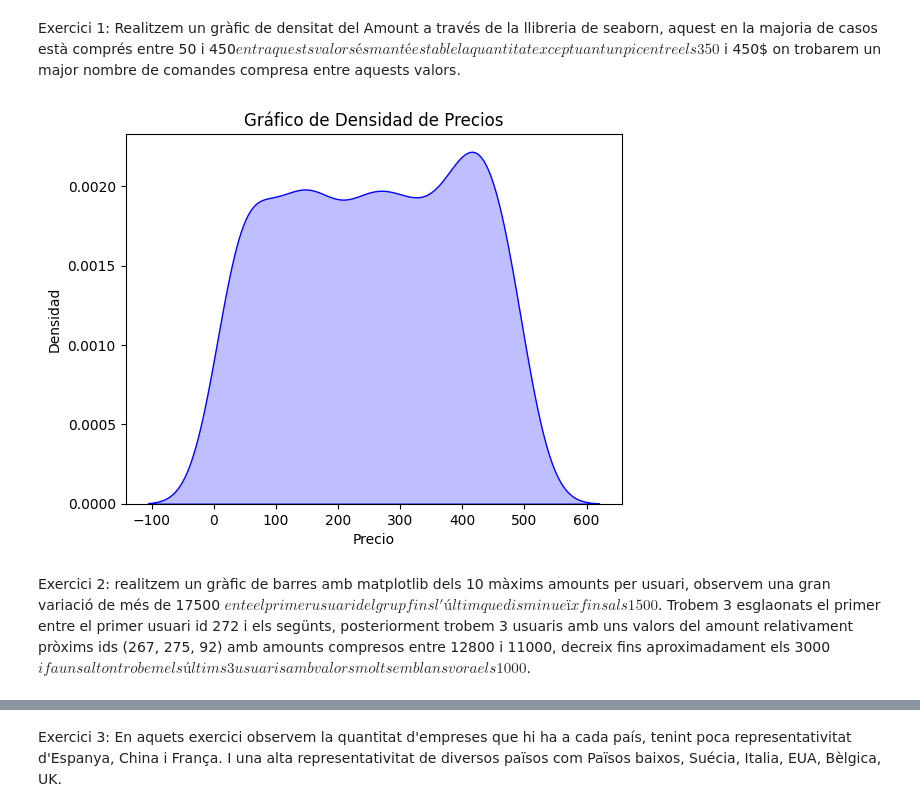
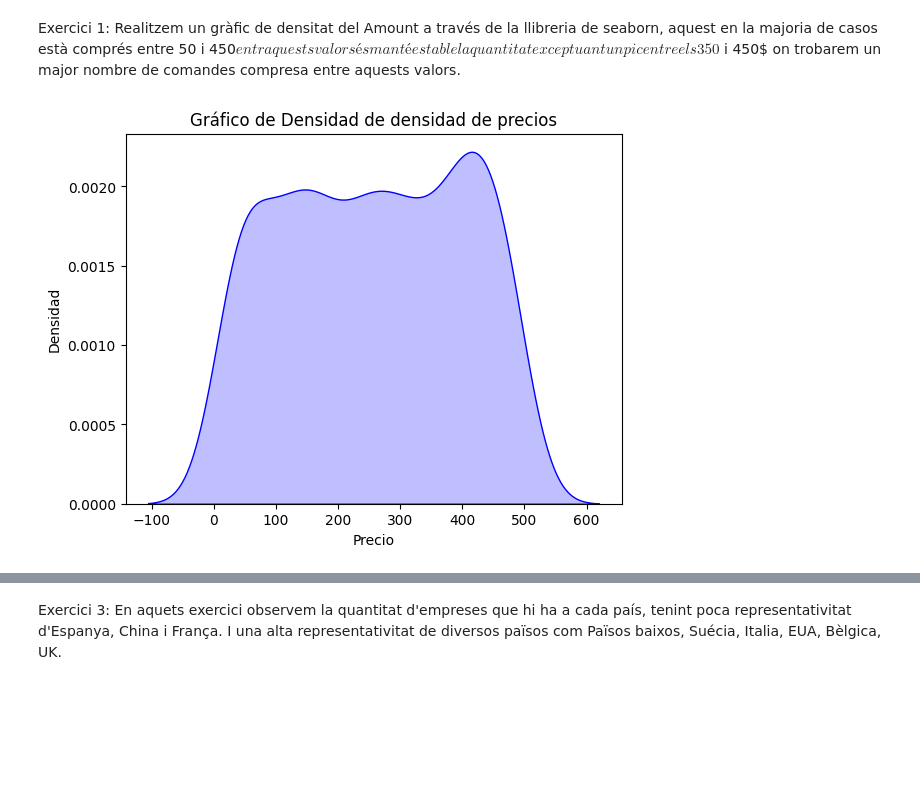
Before and after one commit to bernathid/Sprint8, a Jupyter notebook: Spr_8.ipynb, the cells around one changed output, grey strips where cells are left out. Saved outputs shown, nothing was run; the diff lists cells and outputs as text; code cells hidden in the pictures; blank space fills up the shorter version.

```diff
--- a/Spr_8.ipynb
+++ b/Spr_8.ipynb
@@ -10,29 +10,36 @@ Exercici 1: Realitzem un gràfic de densitat del Amount a través de la llibreri
 # %%
 # Exercici 1 una variable numèrica
 import seaborn as sns
 import matplotlib.pyplot as plt
+import pandas as pd
 
-query = """
-select amount as Amount
+import mysql.connector
+
+cnx = mysql.connector.connect(user='root', password='root',
+                              host='127.0.0.1',
+                              database='sprint4')
+
+query_t = """
+select *
 from transactions;"""
 
 # Llegeix les dades de la consulta SQL
-data = pd.read_sql(query, cnx)
+
+
+df_trans = pd.read_sql(query_t, cnx)
 
 # Extreu dades per a la gràfica
-x = data['Amount']
+x = df_trans['amount']
 
 # Crear el gráfico de densidad
 sns.kdeplot(x, shade=True, color="blue")
 
 # Añadir títulos y etiquetas
-plt.title('Gráfico de Densidad de Amount')
-plt.xlabel('Amount')
+plt.title('Gráfico de Densidad de densidad de precios')
+plt.xlabel('Precio')
 plt.ylabel('Densidad')
 
 # Mostrar el gráfico
 plt.show()
 # %% [output]
-[figure, old version]
+[figure, new version]
-# %% [markdown]
-Exercici 2: realitzem un gràfic de barres amb matplotlib dels 10 màxims amounts per usuari, observem una gran variació de més de 17500 $ ente el primer usuari del grup fins l'últim que disminueïx fins als 1500 $. Trobem 3 esglaonats el primer entre el primer usuari id 272 i els segünts, posteriorment trobem 3 usuaris amb uns valors del amount relativament pròxims ids (267, 275, 92) amb amounts compresos entre 12800 i 11000, decreix fins aproximadament els 3000$ i fa un salt on trobem els últims 3 usuaris amb valors molt semblans vora els 1000$.
```
Also changed, not shown: parts of 13 cells of this notebook, 1 other file.
